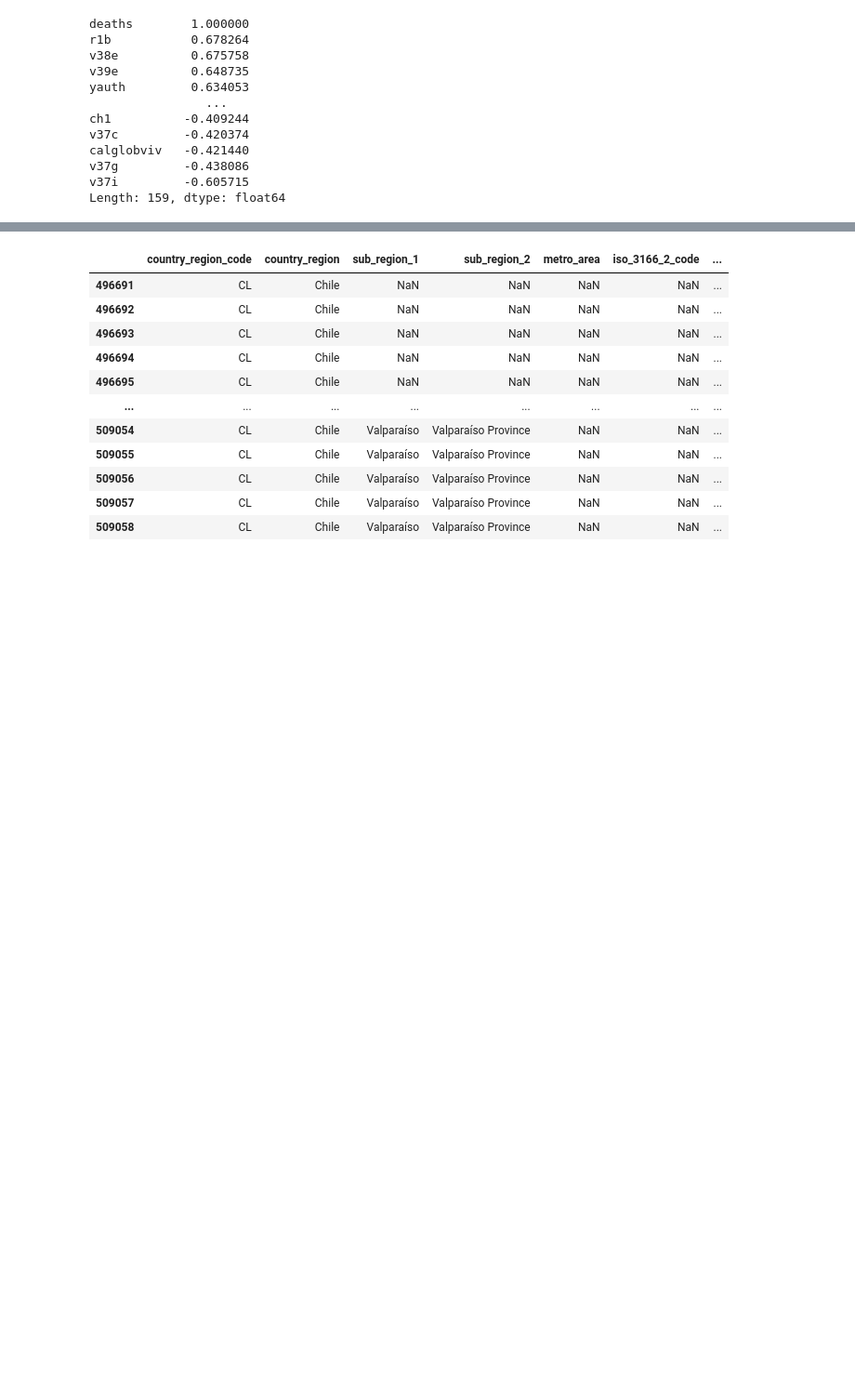
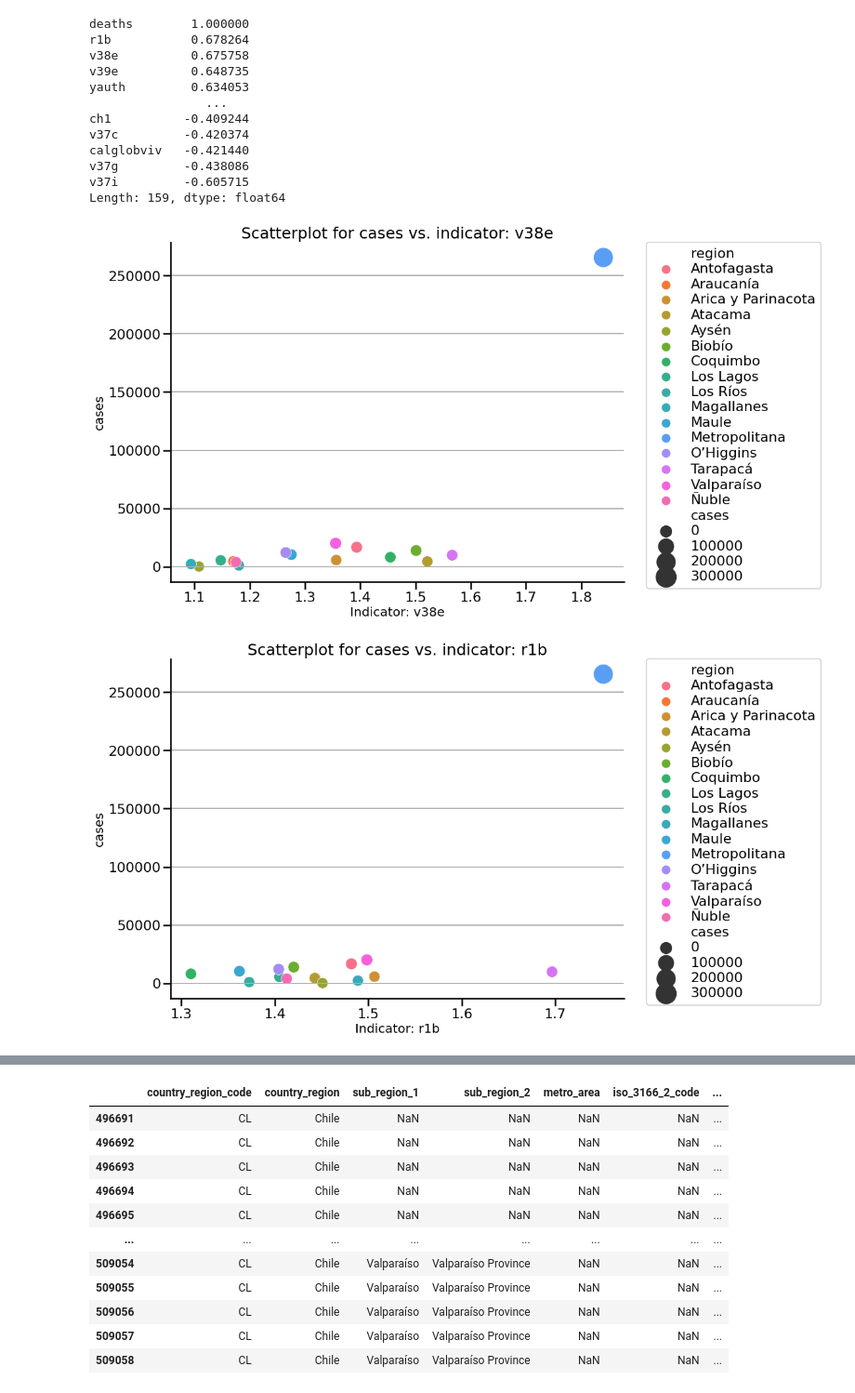
Before and after one commit to muellermax/Covid-Chile-Prediction, a Jupyter notebook: Covid Chile Prediction.ipynb, the cells around one changed output, grey strips where cells are left out. Shown at 93% size. Cells and saved outputs as stored; diff of their text form; code cells hidden in the pictures; blank space fills up the shorter version.

Commit message:
Feature: Added scatterplot function
to plot the number of cases/deaths vs. the value of a specific
indicator. For this, the function takes the indicators with highest
and lowest correlation.

```diff
--- a/Covid Chile Prediction.ipynb
+++ b/Covid Chile Prediction.ipynb
@@ -379,0 +419,43 @@ Length: 159, dtype: float64
+# %%
+def plot_indicator_vs_amount(transposed_df, casen_data, title, high, low):
+    """
+    Function to prepare a scatterplot of the amount of Covid-19 cases/deaths vs. the CASEN indicators
+    with highest and lowest correlation.
+
+    Input:
+        transposed_df (DataFrame): Transposed DataFrame with information about Covid-19 cases/deaths.
+        casen_data (DataFrame): The CASEN data that should be merged with the transposed DataFrame.
+        title: Specify the kind of the plot (cases or deaths).
+
+    Output:
+        Seaborn plots of cases vs. specific indicator.
+    """
+
+
+    highest = list(get_corr(merge_casen_data(transposed_df, casen_data, title), title).index[1:high])
+    lowest = list(get_corr(merge_casen_data(transposed_df, casen_data, title), title).index[low*-1:])
+
+    casen_sel = casen_data[['region'] + highest + lowest]
+
+    df_plot = merge_casen_data(transposed_df, casen_sel, title)
+
+    #fig = plt.figure()
+
+    for item in (highest + lowest):
+
+        fig = plt.figure(figsize = (13, 10))
+
+        ax = sns.scatterplot(x = df_plot[item], y = df_plot[title], sizes = (300, 1000), size = df_plot[title], hue = df_plot['region'])
+        plt.title('Scatterplot for {} vs. indicator: {}'.format(title, item), fontsize = 25)
+        plt.ylabel(title, fontsize = 20)
+        plt.xlabel('Indicator: {}'.format(item), fontsize = 20)
+        ax.yaxis.grid()
+        sns.despine()
+        plt.legend(scatterpoints=1, frameon=True, labelspacing=0.2, bbox_to_anchor=(1.05, 1), loc=2, borderaxespad=0.)
+
+        plt.show()
+# %%
+plot_indicator_vs_amount(transposed_cases, casen_rel, 'cases', 6, 6)
+# %% [output]
+[figure, added]
+[figure, added]
```
Also changed, not shown: parts of 9 cells of this notebook, 1 other file.
